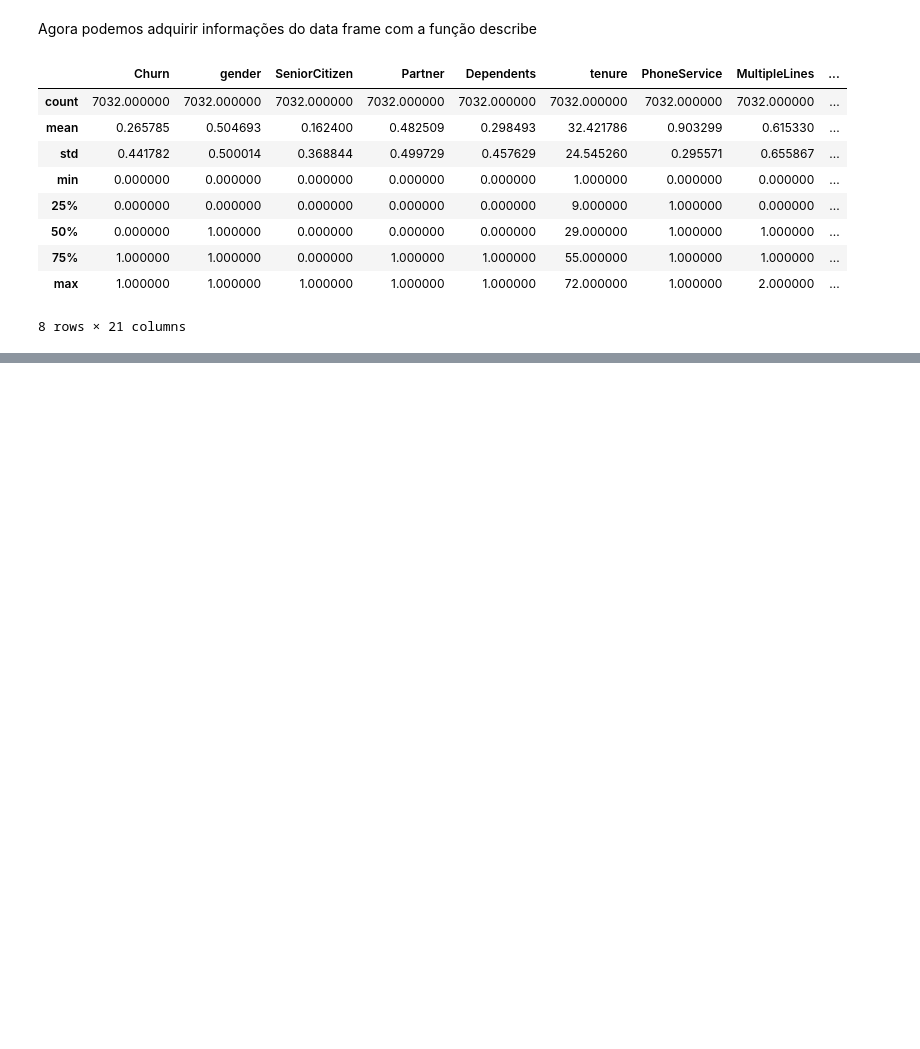
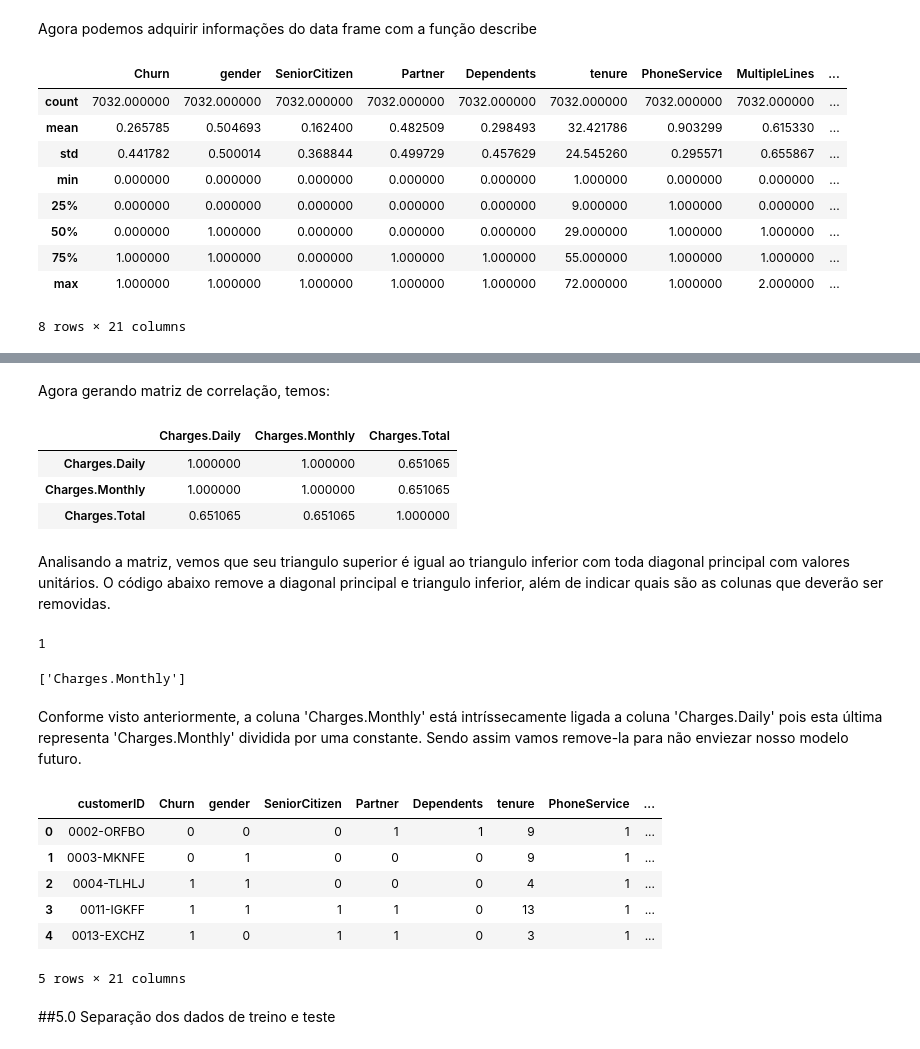
Before and after one commit to VitorFRodrigues/Alura_Challenges, a Jupyter notebook: notebook/Alura_Challenge_DataScience1.ipynb, the cells around one changed output, grey strips where cells are left out. Saved outputs shown, nothing was run; the diff lists cells and outputs as text; code cells hidden in the pictures; blank space fills up the shorter version.

```diff
--- a/notebook/Alura_Challenge_DataScience1.ipynb
+++ b/notebook/Alura_Challenge_DataScience1.ipynb
@@ -385,0 +428,41 @@ dados_categorizados.describe()
+# %% [markdown]
+Agora gerando matriz de correlação, temos:
+# %%
+# Matriz de correlação dos dados do tipo float, absolutos
+matrix_corr = dados_categorizados[['Charges.Daily', 'Charges.Monthly', 'Charges.Total']].corr().abs()
+matrix_corr
+# %% [output]
+|  | Charges.Daily | Charges.Monthly | Charges.Total |
+| Charges.Daily | 1.000000 | 1.000000 | 0.651065 |
+| Charges.Monthly | 1.000000 | 1.000000 | 0.651065 |
+| Charges.Total | 0.651065 | 0.651065 | 1.000000 |
+# %% [markdown]
+Analisando a matriz, vemos que seu triangulo superior é igual ao triangulo inferior com toda diagonal principal com valores unitários. O código abaixo remove a diagonal principal e triangulo inferior, além de indicar quais são as colunas que deverão ser removidas.
+# %%
+import numpy as np
+
+alta_corr = 0.95
+matrix_upper = matrix_corr.where(np.triu(np.ones(matrix_corr.shape), k=1).astype(bool))
+excluir = [coluna for coluna in matrix_upper.columns if any(matrix_upper[coluna] > alta_corr)]
+len(excluir)
+# %% [output]
+1
+# %%
+excluir
+# %% [output]
+['Charges.Monthly']
+# %% [markdown]
+Conforme visto anteriormente, a coluna 'Charges.Monthly' está intríssecamente ligada a coluna 'Charges.Daily' pois esta última representa 'Charges.Monthly' dividida por uma constante. Sendo assim vamos remove-la para não enviezar nosso modelo futuro.
+# %%
+dados_categorizados = dados_categorizados.drop(['Charges.Daily'], axis=1)
+dados_categorizados.head()
+# %% [output]
+|  | customerID | Churn | gender | SeniorCitizen | Partner | Dependents | tenure | PhoneService | ... |
+| 0 | 0002-ORFBO | 0 | 0 | 0 | 1 | 1 | 9 | 1 | ... |
+| 1 | 0003-MKNFE | 0 | 1 | 0 | 0 | 0 | 9 | 1 | ... |
+| 2 | 0004-TLHLJ | 1 | 1 | 0 | 0 | 0 | 4 | 1 | ... |
+| 3 | 0011-IGKFF | 1 | 1 | 1 | 1 | 0 | 13 | 1 | ... |
+| 4 | 0013-EXCHZ | 1 | 0 | 1 | 1 | 0 | 3 | 1 | ... |
+5 rows × 21 columns
+# %% [markdown]
+##5.0 Separação dos dados de treino e teste
```
Also changed, not shown: parts of 16 cells of this notebook.
